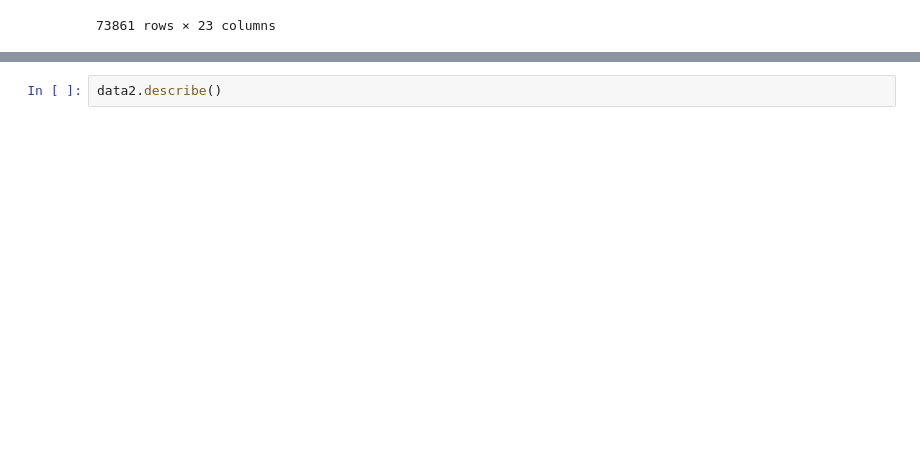
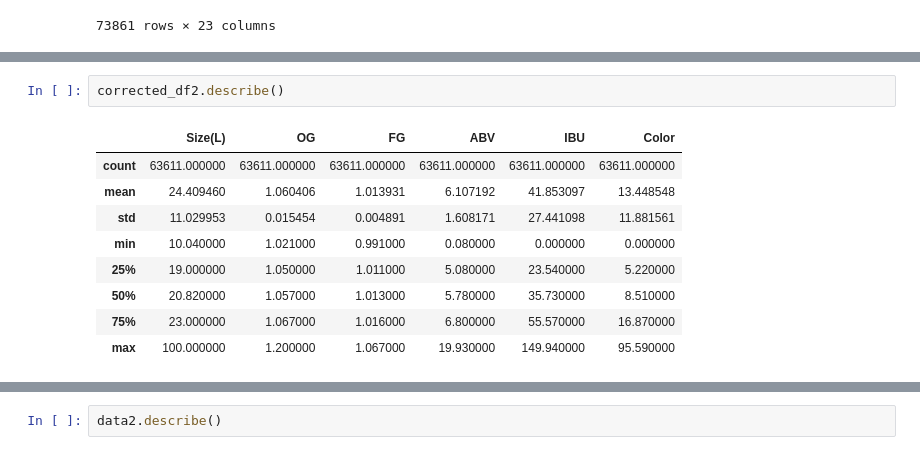
Before and after one commit to KMichell/beer_analysis, a Jupyter notebook: beer_data_exploration.ipynb, the cells around one changed output, grey strips where cells are left out. Cells and saved outputs as stored; diff of their text form; blank space fills up the shorter version.

```diff
--- a/beer_data_exploration.ipynb
+++ b/beer_data_exploration.ipynb
@@ -186,0 +229,12 @@ data2
+# %%
+corrected_df2.describe()
+# %% [output]
+|  | Size(L) | OG | FG | ABV | IBU | Color |
+| count | 63611.000000 | 63611.000000 | 63611.000000 | 63611.000000 | 63611.000000 | 63611.000000 |
+| mean | 24.409460 | 1.060406 | 1.013931 | 6.107192 | 41.853097 | 13.448548 |
+| std | 11.029953 | 0.015454 | 0.004891 | 1.608171 | 27.441098 | 11.881561 |
+| min | 10.040000 | 1.021000 | 0.991000 | 0.080000 | 0.000000 | 0.000000 |
+| 25% | 19.000000 | 1.050000 | 1.011000 | 5.080000 | 23.540000 | 5.220000 |
+| 50% | 20.820000 | 1.057000 | 1.013000 | 5.780000 | 35.730000 | 8.510000 |
+| 75% | 23.000000 | 1.067000 | 1.016000 | 6.800000 | 55.570000 | 16.870000 |
+| max | 100.000000 | 1.200000 | 1.067000 | 19.930000 | 149.940000 | 95.590000 |
```
Also changed, not shown: parts of 6 cells of this notebook.
